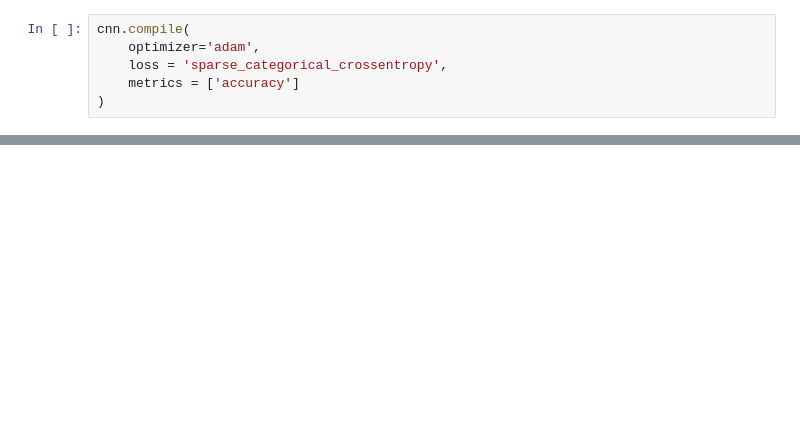
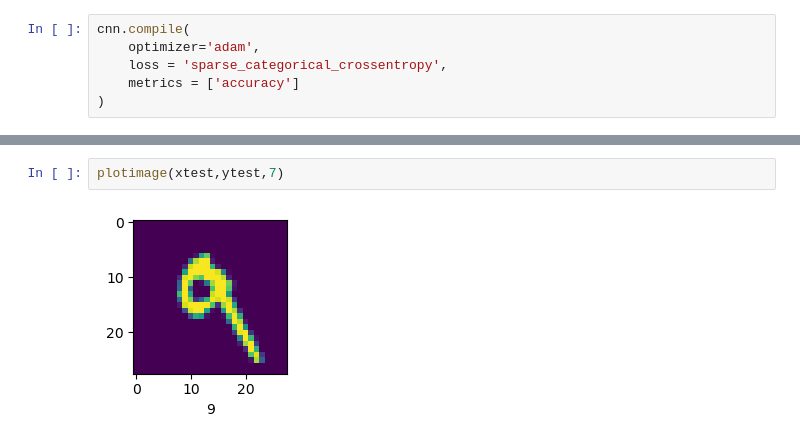
Before and after one commit to KayG2310/Models, a Jupyter notebook: mnist cnn.ipynb, the cells around one changed output, grey strips where cells are left out. Saved outputs shown, nothing was run; the diff lists cells and outputs as text; blank space fills up the shorter version.

```diff
--- a/mnist cnn.ipynb
+++ b/mnist cnn.ipynb
@@ -56,0 +129,4 @@ cnn.fit(xtrain,ytrain, epochs = 5)
+# %%
+plotimage(xtest,ytest,7)
+# %% [output]
+[figure, added]
```
Also changed, not shown: parts of 15 cells of this notebook.
